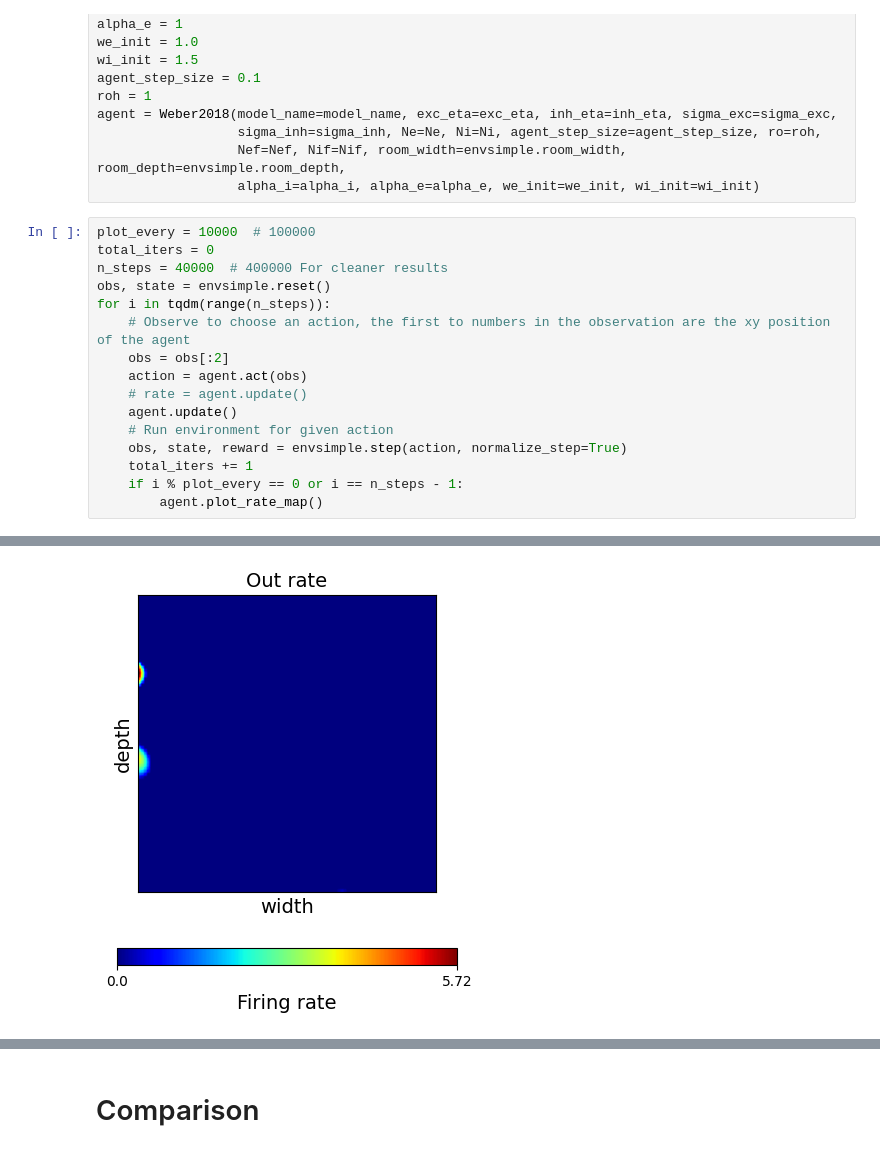
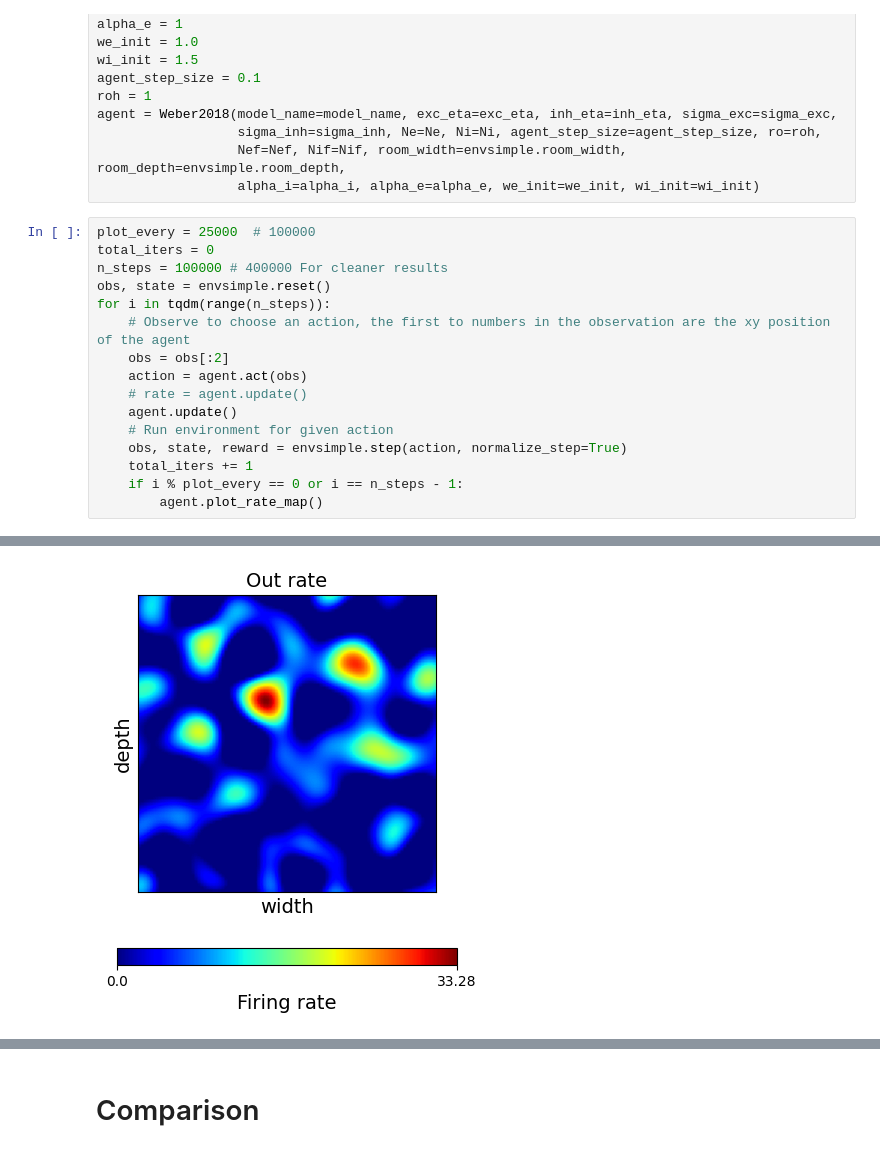
Before and after one commit to SainsburyWellcomeCentre/NeuralPlayground, a Jupyter notebook: examples/colab_example.ipynb, the cells around one changed output, grey strips where cells are left out. Drawn from its saved outputs; the diff is of its cells as text.

```diff
--- a/examples/colab_example.ipynb
+++ b/examples/colab_example.ipynb
@@ -179,9 +158,9 @@ agent = Weber2018(model_name=model_name, exc_eta=exc_eta, inh_eta=inh_eta, sigma
                   Nef=Nef, Nif=Nif, room_width=envsimple.room_width, room_depth=envsimple.room_depth,
                   alpha_i=alpha_i, alpha_e=alpha_e, we_init=we_init, wi_init=wi_init)
 # %%
-plot_every = 10000  # 100000
+plot_every = 25000  # 100000
 total_iters = 0
-n_steps = 40000  # 400000 For cleaner results
+n_steps = 100000 # 400000 For cleaner results
 obs, state = envsimple.reset()
 for i in tqdm(range(n_steps)):
     # Observe to choose an action, the first to numbers in the observation are the xy position of the agent
@@ -199 +178 @@ for i in tqdm(range(n_steps)):
-[figure, old version]
+[figure, new version]
```
Also changed, not shown: parts of 6 cells of this notebook, 15 other files.
